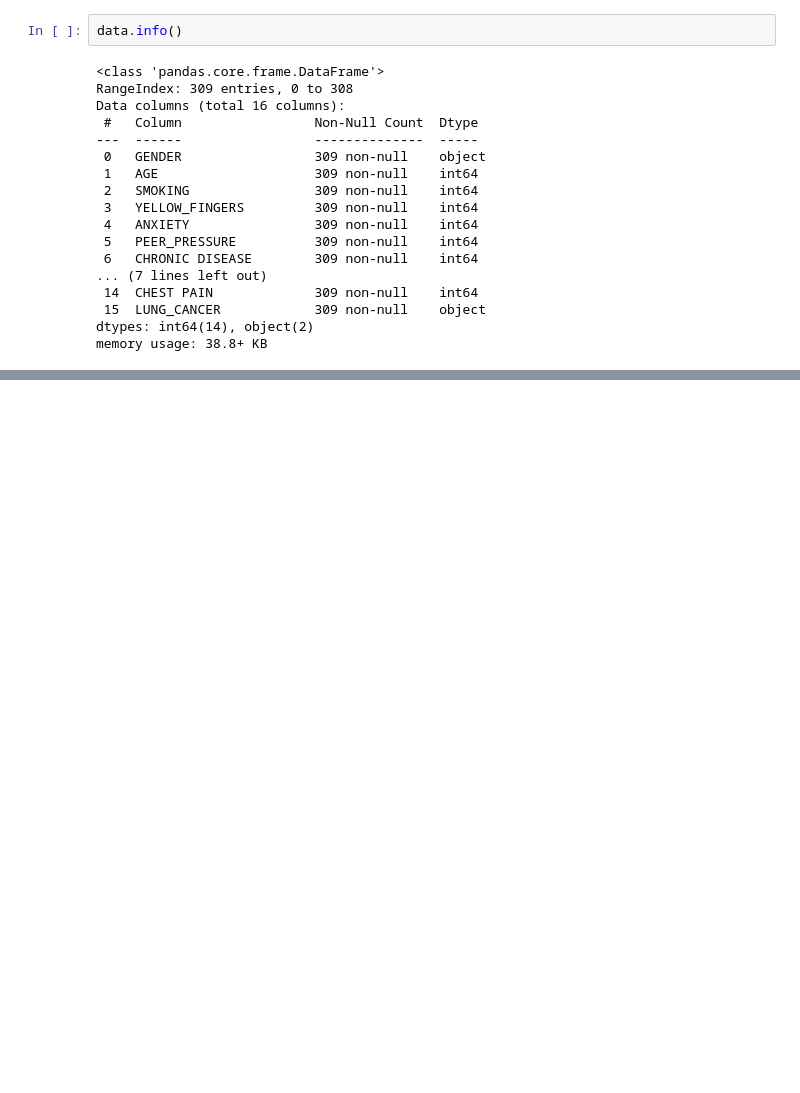
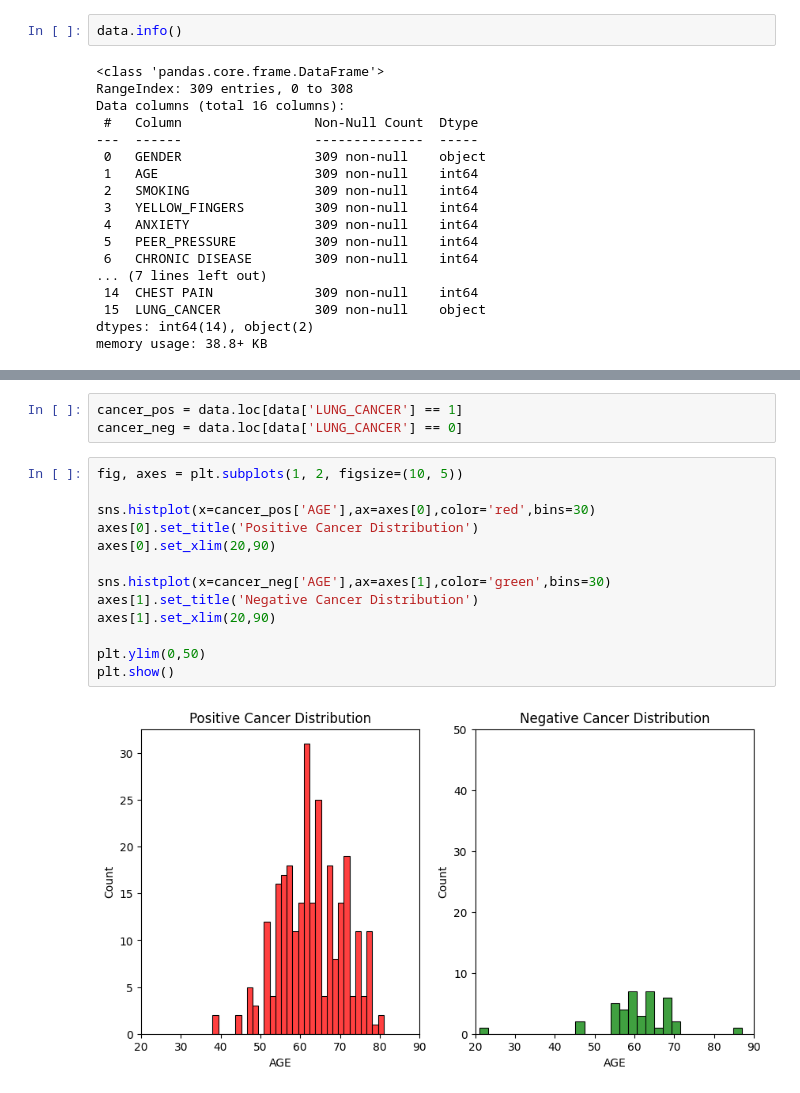
Before and after one commit to ahmadsotoude/Lung_Cancer, a Jupyter notebook: Lung_Cancer.ipynb, the cells around one changed output, grey strips where cells are left out. Cells and saved outputs as stored; diff of their text form; blank space fills up the shorter version.

```diff
--- a/Lung_Cancer.ipynb
+++ b/Lung_Cancer.ipynb
@@ -66,0 +141,18 @@ memory usage: 38.8+ KB
+# %%
+cancer_pos = data.loc[data['LUNG_CANCER'] == 1]
+cancer_neg = data.loc[data['LUNG_CANCER'] == 0]
+# %%
+fig, axes = plt.subplots(1, 2, figsize=(10, 5))
+
+sns.histplot(x=cancer_pos['AGE'],ax=axes[0],color='red',bins=30)
+axes[0].set_title('Positive Cancer Distribution')
+axes[0].set_xlim(20,90)
+
+sns.histplot(x=cancer_neg['AGE'],ax=axes[1],color='green',bins=30)
+axes[1].set_title('Negative Cancer Distribution')
+axes[1].set_xlim(20,90)
+
+plt.ylim(0,50)
+plt.show()
+# %% [output]
+[figure, added]
```
Also changed, not shown: parts of 33 cells of this notebook.
